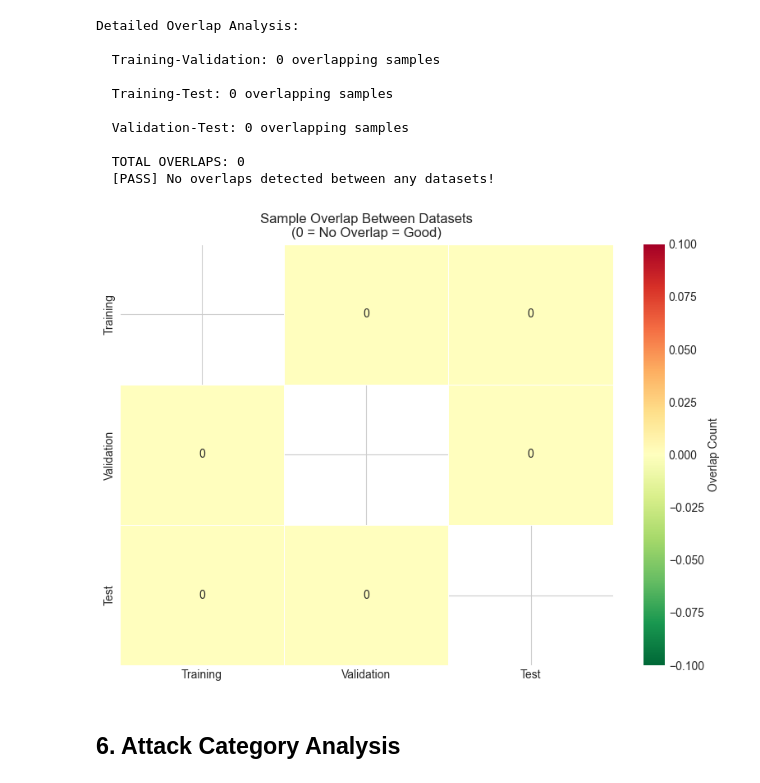
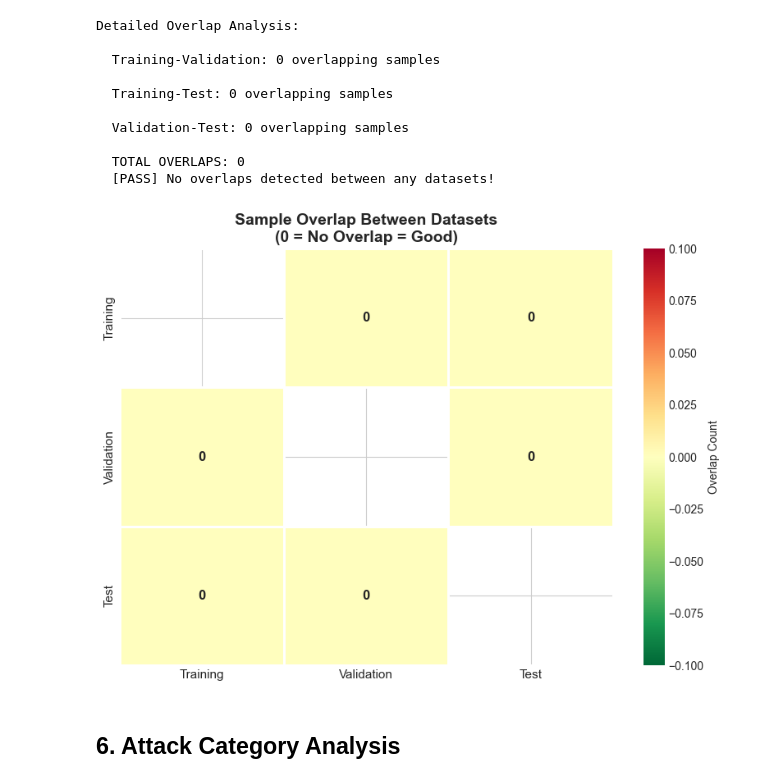
Before and after one commit to Rizwan723/MCP-Security-Proxy, a Jupyter notebook: research/notebooks/dataset_validation.ipynb, the cells around one changed output. Cells and saved outputs as stored; diff of their text form; code cells hidden in the pictures.

```diff
--- a/research/notebooks/dataset_validation.ipynb
+++ b/research/notebooks/dataset_validation.ipynb
@@ -109,10 +146,9 @@ display(stats_df.round(1))
 | 1 | Validation | 32 | 376 | 188 | 188 | 50.0 | 50.0 | 11.8 | 4 | 44 |
 | 2 | Test | 32 | 2328 | 2088 | 240 | 89.7 | 10.3 | 72.8 | 8 | 251 |
 # %%
-# Visualize class distribution
+# Visualize class distribution with consistent colors
 fig, axes = plt.subplots(1, 3, figsize=(14, 4))
 
-colors = ['#2ecc71', '#e74c3c']
 targets = {'Training': '50/50', 'Validation': '50/50', 'Test': '90/10'}
 
 for idx, (name, data) in enumerate(datasets.items()):
@@ -120,11 +156,13 @@ for idx, (name, data) in enumerate(datasets.items()):
     sizes = [stats['benign'], stats['attack']]
     labels = [f"Benign\n({stats['benign_pct']:.1f}%)", f"Attack\n({stats['attack_pct']:.1f}%)"]
 
-    axes[idx].pie(sizes, labels=labels, colors=colors, autopct='', startangle=90)
+    # Use consistent CLASS_COLORS
+    axes[idx].pie(sizes, labels=labels, colors=CLASS_COLORS, autopct='', startangle=90,
+                  wedgeprops={'edgecolor': 'white', 'linewidth': 1})
     axes[idx].set_title(f"{name}\n(Target: {targets[name]}, n={stats['total_samples']})")
 
 plt.suptitle('Class Distribution by Dataset', fontsize=14, fontweight='bold')
 plt.tight_layout()
-plt.savefig('../evaluation_results/owasp_class_distribution.png', dpi=150, bbox_inches='tight')
+plt.savefig('../figures/dataset/owasp_class_distribution.png', dpi=150, bbox_inches='tight')
 plt.show()
 # %% [output]
@@ -378,24 +417,33 @@ Detailed Overlap Analysis:
   TOTAL OVERLAPS: 0
   [PASS] No overlaps detected between any datasets!
 # %%
-# Visualize overlaps with heatmap
+# Visualize overlaps with heatmap using consistent colors
 fig, ax = plt.subplots(figsize=(8, 6))
 
 # Create a modified matrix for visualization (exclude diagonal)
 viz_matrix = overlap_matrix.copy()
 for name in names:
     viz_matrix.loc[name, name] = np.nan
 
+# Custom colormap: Green (no overlap) to Red (overlap)
+# This aligns with our CLASS_COLORS theme (green=good/benign, red=bad/attack)
+cmap = sns.diverging_palette(145, 10, as_cmap=True)  # Green to Red
+
 sns.heatmap(viz_matrix, annot=True, fmt='.0f', cmap='RdYlGn_r',
             ax=ax, cbar_kws={'label': 'Overlap Count'},
-            linewidths=0.5, linecolor='white')
-ax.set_title('Sample Overlap Between Datasets\n(0 = No Overlap = Good)')
+            linewidths=1, linecolor='white',
+            annot_kws={'fontsize': 12, 'fontweight': 'bold'})
+ax.set_title('Sample Overlap Between Datasets\n(0 = No Overlap = Good)', fontsize=14, fontweight='bold')
+
+# Style the axis labels
+ax.set_xticklabels(ax.get_xticklabels(), fontsize=11)
+ax.set_yticklabels(ax.get_yticklabels(), fontsize=11)
 
 plt.tight_layout()
-plt.savefig('../evaluation_results/owasp_overlap_heatmap.png', dpi=150, bbox_inches='tight')
+plt.savefig('../figures/dataset/owasp_overlap_heatmap.png', dpi=150, bbox_inches='tight')
 plt.show()
 # %% [output]
-[figure, old version]
+[figure, new version]
 # %% [markdown]
 ## 6. Attack Category Analysis
 # %%
```
Also changed, not shown: parts of 5 cells of this notebook, 5 other files.
